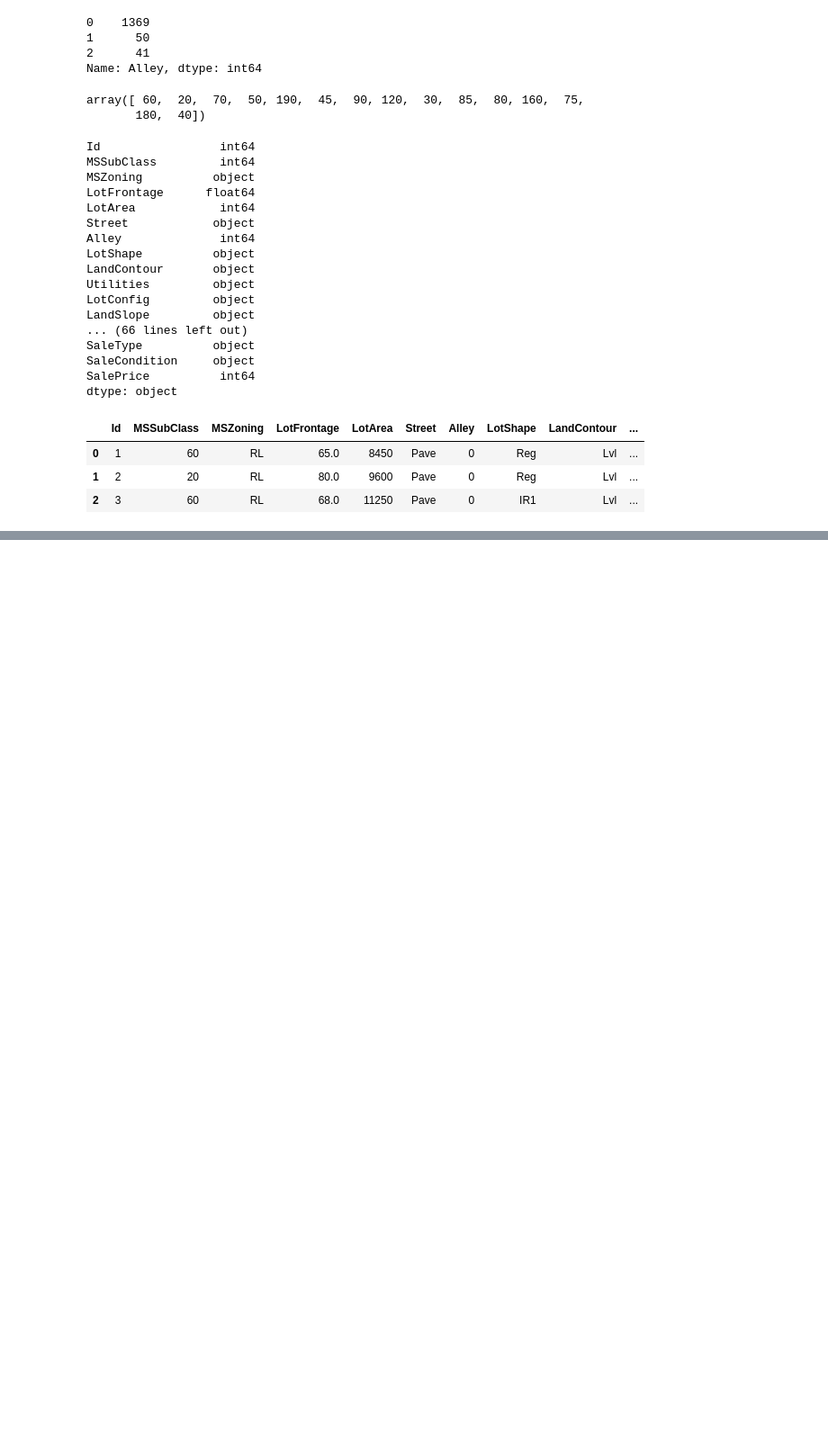
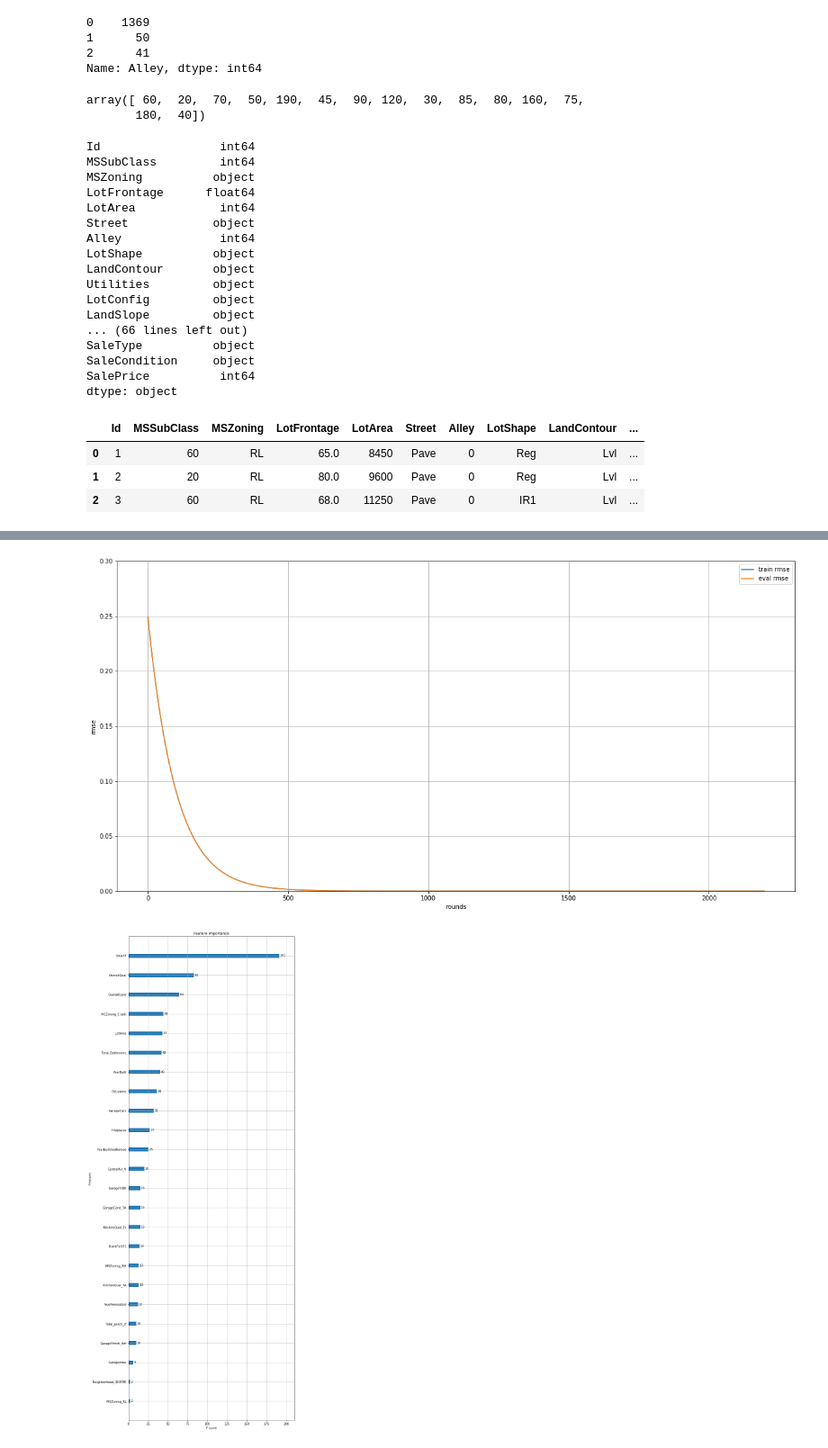
Before and after one commit to Tom-Lennox/Kaggle, a Jupyter notebook: housing.ipynb, the cells around one changed output, grey strips where cells are left out. Shown at 90% size. Cells and saved outputs as stored; diff of their text form; code cells hidden in the pictures; blank space fills up the shorter version.

```diff
--- a/housing.ipynb
+++ b/housing.ipynb
@@ -625,0 +825,71 @@ all_data: (2910, 81)
+# %%
+#学習データとテストデータに再分割
+train_x = all_data.iloc[:train_x.shape[0],:].reset_index(drop=True)
+test_x = all_data.iloc[train_x.shape[0]:,:].reset_index(drop=True)
+
+#サイズを確認
+print("train_x: "+str(train_x.shape))
+print("test_x: "+str(test_x.shape))
+
+from sklearn.ensemble import RandomForestRegressor,  GradientBoostingRegressor
+from sklearn.model_selection import KFold, cross_val_score, train_test_split
+from sklearn.metrics import mean_squared_error
+import xgboost as xgb
+from sklearn.model_selection import GridSearchCV
+import lightgbm as lgb
+
+# データの分割
+train_x, valid_x, train_y, valid_y = train_test_split(
+        train_x,
+        train_y,
+        test_size=0.3,
+        random_state=0)
+
+# --
+# ■GBDT（勾配ブースティング木）によるモデル作成
+#特徴量と目的変数をxgboostのデータ構造に変換する
+dtrain = xgb.DMatrix(train_x, label=train_y)
+dvalid = xgb.DMatrix(valid_x,label=valid_y)
+
+#パラメータを指定してGBDT
+num_round = 5000
+evallist = [(dvalid, 'eval'), (dtrain, 'train')]
+
+evals_result = {}
+
+#パラメータ
+param = {
+            'max_depth': 3,
+            'eta': 0.01,
+            'objective': 'reg:squarederror',
+}
+
+#学習の実行
+bst = xgb.train(
+  param, dtrain,
+  num_round,
+  evallist,
+  evals_result=evals_result,
+  # 一定ラウンド回しても改善が見込めない場合は学習を打ち切る
+  early_stopping_rounds=1000
+)
+# 学習曲線を可視化する
+plt.figure(figsize=(20, 10))
+train_metric = evals_result['train']['rmse']
+plt.plot(train_metric, label='train rmse')
+eval_metric = evals_result['eval']['rmse']
+plt.plot(eval_metric, label='eval rmse')
+plt.grid()
+plt.legend()
+plt.xlabel('rounds')
+plt.ylabel('rmse')
+plt.ylim(0, 0.3)
+plt.show()
+
+#特徴量ごとの重要度を可視化する
+ax = xgb.plot_importance(bst)
+fig = ax.figure
+fig.set_size_inches(10, 30)
+
+# あとはファイル作成
+# %% [output]
@@ -625,0 +926,2 @@ all_data: (2910, 81)
+[figure, added]
+[figure, added]
```
Also changed, not shown: parts of 12 cells of this notebook.
